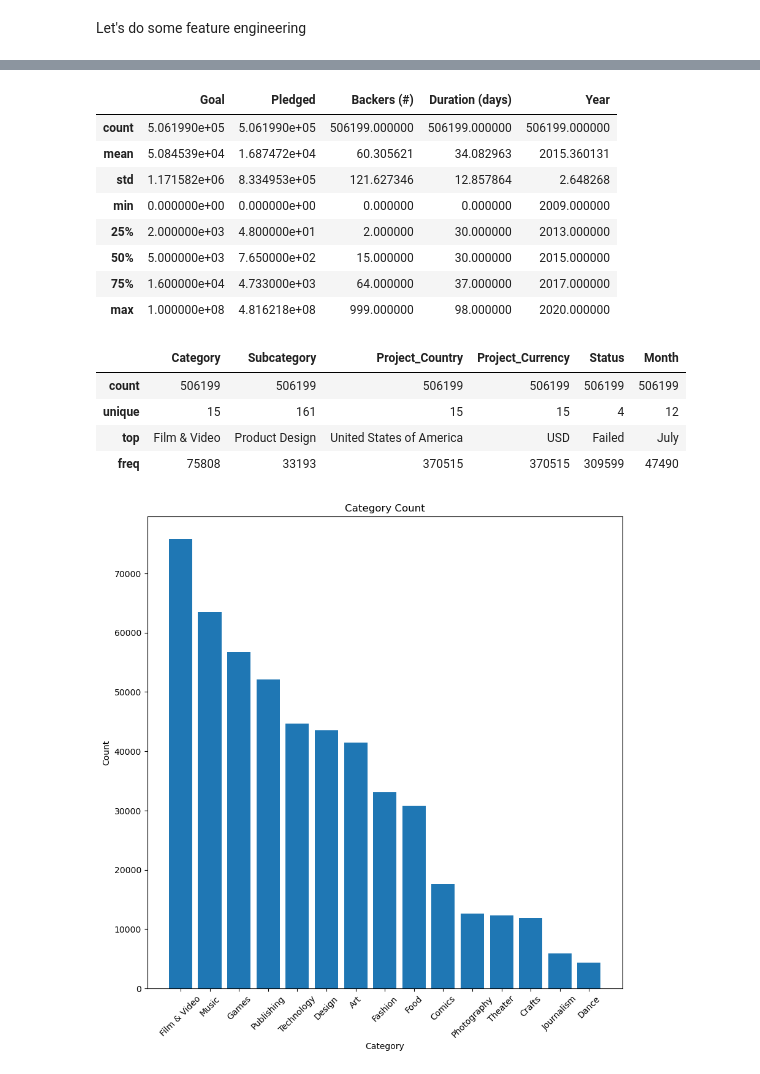
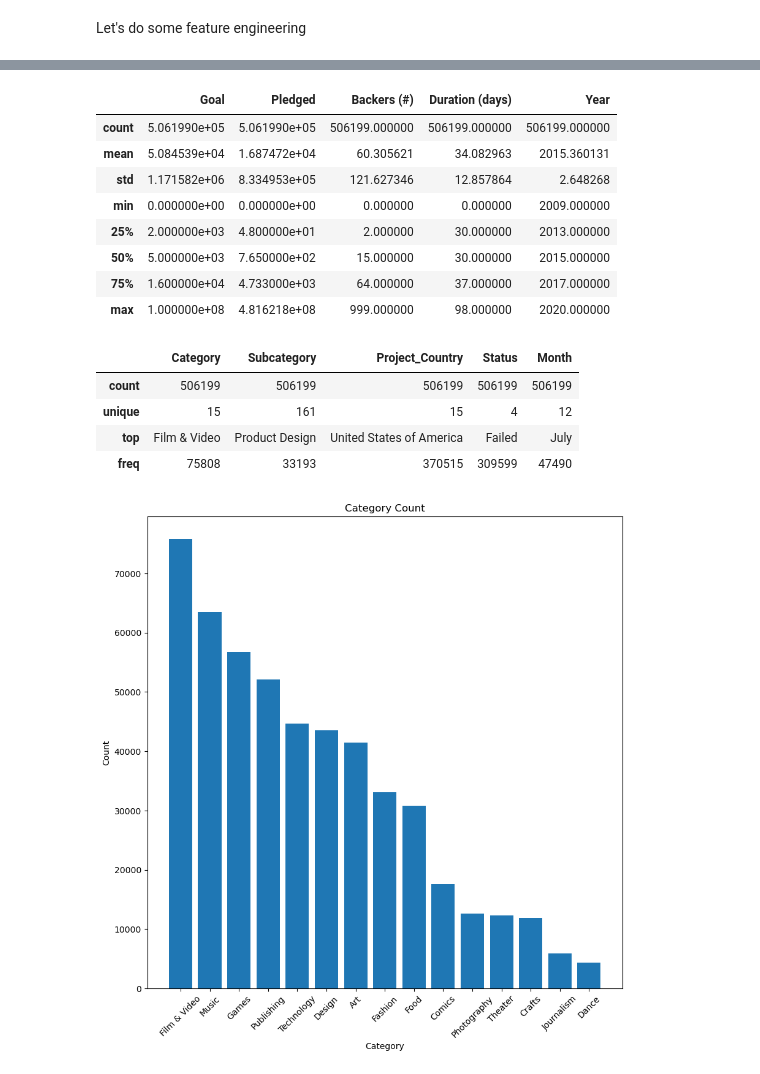
Before and after one commit to SBangarh/Kickstarter_analysis, a Jupyter notebook: eda.ipynb, the cells around one changed output, grey strips where cells are left out. Saved outputs shown, nothing was run; the diff lists cells and outputs as text; code cells hidden in the pictures.

```diff
--- a/eda.ipynb
+++ b/eda.ipynb
@@ -38,9 +38,12 @@ def df_shape(dataframe):
         return dataframe.shape
 
 #decribe dataframe
-def describe_df(dataframe):
+def describe_df(dataframe, categorical=False):
     if not dataframe.empty:
-        return dataframe.describe()
+        if categorical == False:
+            return dataframe.describe()
+        else:
+            return dataframe.describe(include='O')
     else:
         return "Your dataframe does not exist! Check your dataframe variable."
 
@@ -125,8 +128,9 @@ def make_pairplot(dataframe):
 
 #make heatmap
 def make_heatmap(dataframe):
-    correlation = dataframe.corr()
-    return sns.heatmap(correlation, cmap='coolwarm', annot=True)
+    correlation = dataframe.corr(numeric_only=True)
+    sns.heatmap(correlation, cmap='coolwarm', annot=True)
+    return plt.show()
 
 #make scatter plot
 def make_scatter(dataframe, x_column, y_column, title: str, x_label: str, y_label: str):
@@ -548,0 +556,3 @@ ks_copy.to_csv('raw_clean_data.csv', index=False)
+# %%
+#import raw_clean data
+data = pd.read_csv('raw_clean_data.csv')
@@ -549,10 +618,14 @@ ks_copy.to_csv('raw_clean_data.csv', index=False)
 # %% [markdown]
 Let's do some feature engineering
 # %%
+# Convert Deadline and Launched to datetime
+data['Deadline'] = pd.to_datetime(data['Deadline'])
+data['Launched'] = pd.to_datetime(data['Launched'])
+
 #calculate the duration of campaign in days
-ks_copy['Duration (days)'] = (ks_copy['Deadline'] - ks_copy['Launched']).dt.days
+data['Duration (days)'] = (data['Deadline'] - data['Launched']).dt.days
 
 #add columns for Year and Month
 
-ks_copy['Year'] = ks_copy['Launched'].dt.year
-ks_copy['Month'] = ks_copy['Launched'].dt.month_name()
+data['Year'] = data['Launched'].dt.year
+data['Month'] = data['Launched'].dt.month_name()
@@ -567,23 +652,27 @@ heatmap - will need to get dummies for data
+# %%
+#redefine numeric and categorical columns
+numeric_columns = ['Goal', 'Pledged', 'Backers (#)', 'Duration (days)', 'Year']
+cat_columns = ['Category', 'Subcategory', 'Project_Country', 'Status', 'Month']
+
+#redo description
+describe_df(data[numeric_columns])
+# %% [output]
+|  | Goal | Pledged | Backers (#) | Duration (days) | Year |
+| count | 5.061990e+05 | 5.061990e+05 | 506199.000000 | 506199.000000 | 506199.000000 |
+| mean | 5.084539e+04 | 1.687472e+04 | 60.305621 | 34.082963 | 2015.360131 |
+| std | 1.171582e+06 | 8.334953e+05 | 121.627346 | 12.857864 | 2.648268 |
+| min | 0.000000e+00 | 0.000000e+00 | 0.000000 | 0.000000 | 2009.000000 |
+| 25% | 2.000000e+03 | 4.800000e+01 | 2.000000 | 30.000000 | 2013.000000 |
+| 50% | 5.000000e+03 | 7.650000e+02 | 15.000000 | 30.000000 | 2015.000000 |
+| 75% | 1.600000e+04 | 4.733000e+03 | 64.000000 | 37.000000 | 2017.000000 |
+| max | 1.000000e+08 | 4.816218e+08 | 999.000000 | 98.000000 | 2020.000000 |
 # %%
-#describe numeric columns
-describe_df(ks_copy)
+#describe cat columns
+describe_df(data[cat_columns], categorical=True)
 # %% [output]
-|  | Goal | Pledged | Backers (#) | Duration (days) | Year |
-| count | 5.061990e+05 | 5.061990e+05 | 506199.000000 | 506199.000000 | 506199.000000 |
-| mean | 5.084539e+04 | 1.687472e+04 | 60.305621 | 34.082963 | 2015.360131 |
-| std | 1.171582e+06 | 8.334953e+05 | 121.627346 | 12.857864 | 2.648268 |
-| min | 0.000000e+00 | 0.000000e+00 | 0.000000 | 0.000000 | 2009.000000 |
-| 25% | 2.000000e+03 | 4.800000e+01 | 2.000000 | 30.000000 | 2013.000000 |
-| 50% | 5.000000e+03 | 7.650000e+02 | 15.000000 | 30.000000 | 2015.000000 |
-| 75% | 1.600000e+04 | 4.733000e+03 | 64.000000 | 37.000000 | 2017.000000 |
-| max | 1.000000e+08 | 4.816218e+08 | 999.000000 | 98.000000 | 2020.000000 |
+|  | Category | Subcategory | Project_Country | Status | Month |
+| count | 506199 | 506199 | 506199 | 506199 | 506199 |
+| unique | 15 | 161 | 15 | 4 | 12 |
+| top | Film & Video | Product Design | United States of America | Failed | July |
+| freq | 75808 | 33193 | 370515 | 309599 | 47490 |
-# %%
-#describe categorical columns
-ks_copy.describe(include='O')
-# %% [output]
-|  | Category | Subcategory | Project_Country | Project_Currency | Status | Month |
-| count | 506199 | 506199 | 506199 | 506199 | 506199 | 506199 |
-| unique | 15 | 161 | 15 | 15 | 4 | 12 |
-| top | Film & Video | Product Design | United States of America | USD | Failed | July |
-| freq | 75808 | 33193 | 370515 | 370515 | 309599 | 47490 |
 # %%
```
Also changed, not shown: parts of 72 cells of this notebook.
